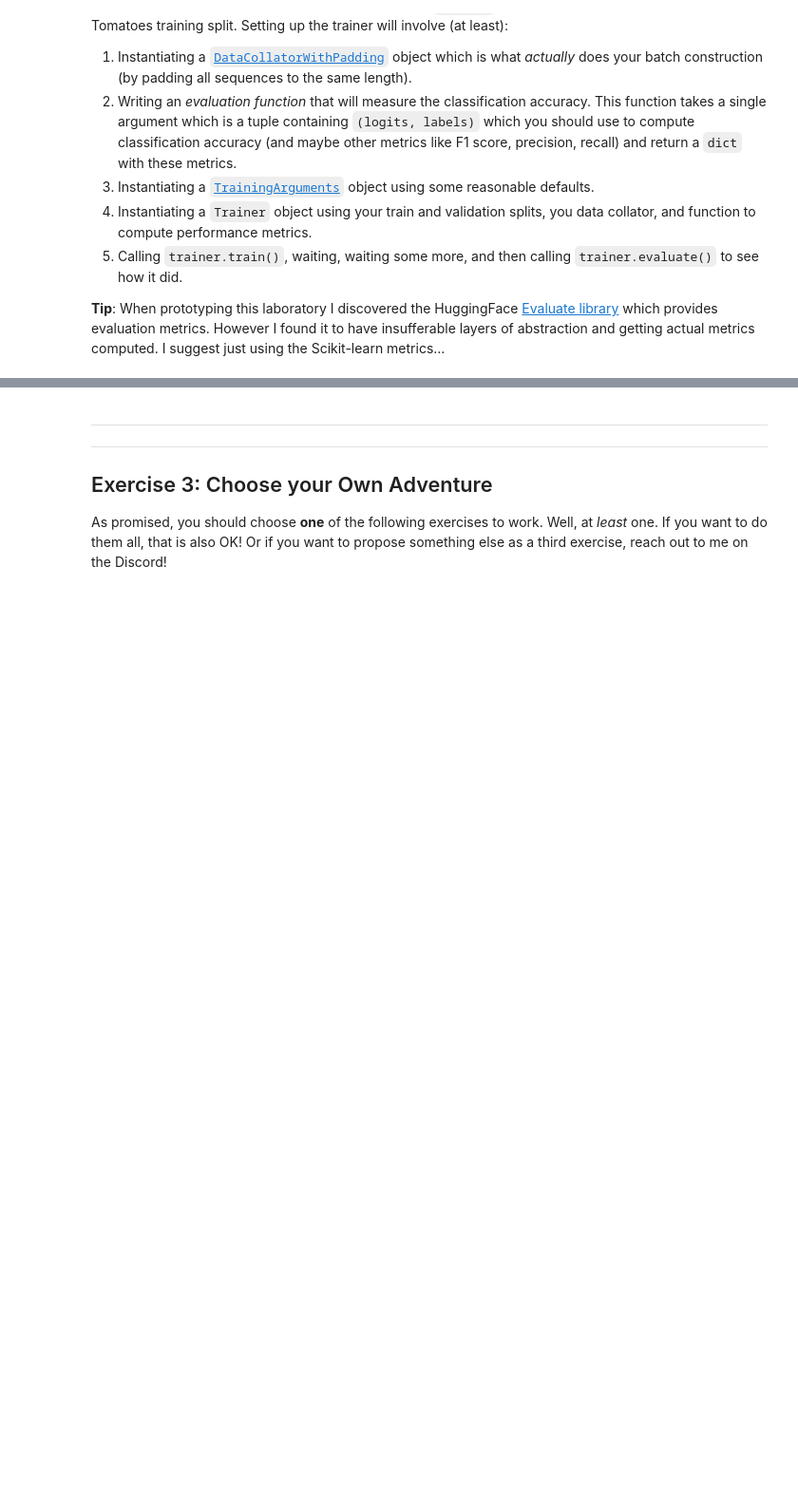
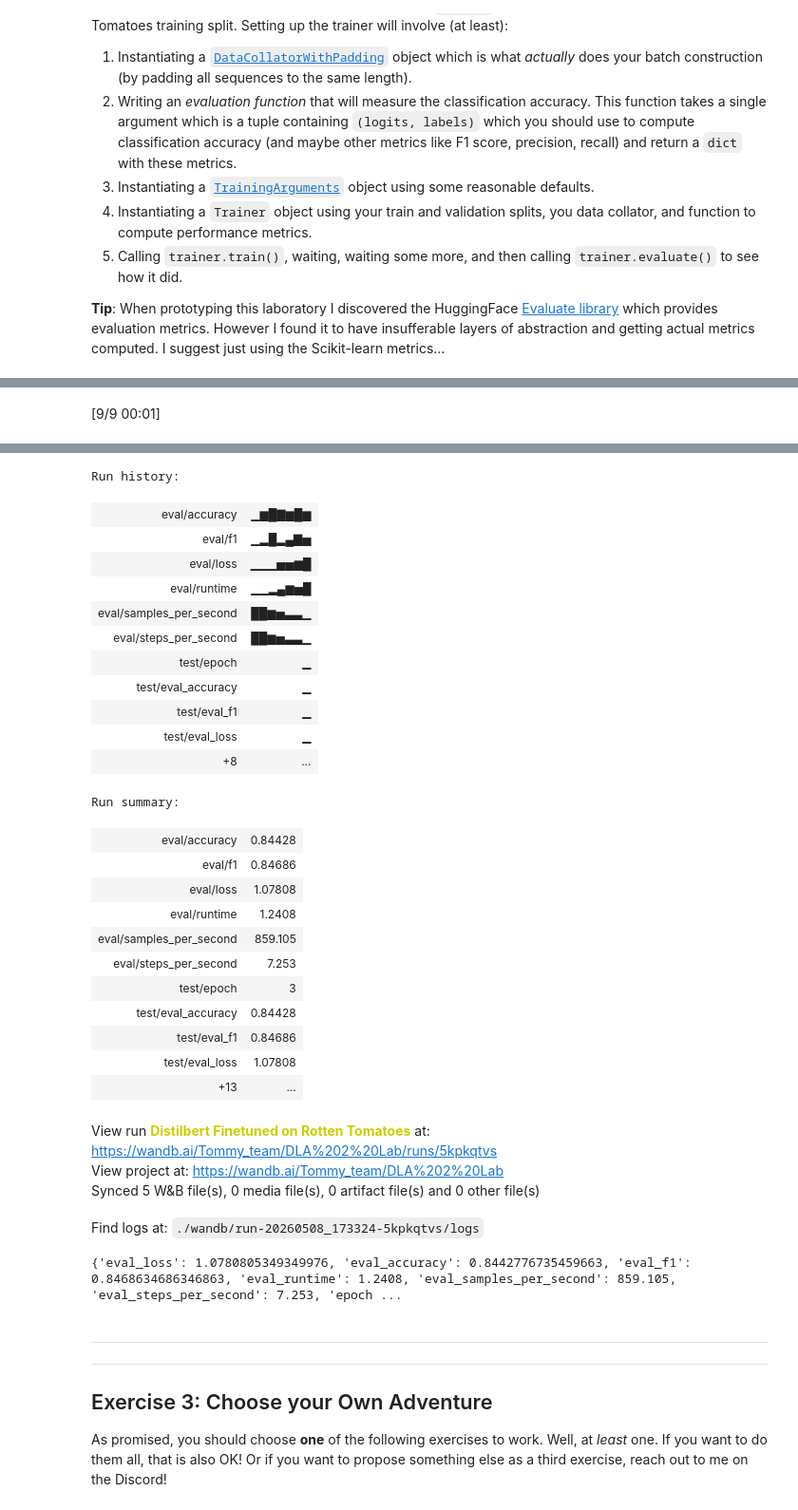
Before and after one commit to TommyyPasto/DLA-course-repo, a Jupyter notebook: Lab 2/DLA_Lab2.ipynb, the cells around one changed output, grey strips where cells are left out. Shown at 95% size. Cells and saved outputs as stored; diff of their text form; code cells hidden in the pictures; blank space fills up the shorter version.

```diff
--- a/Lab 2/DLA_Lab2.ipynb
+++ b/Lab 2/DLA_Lab2.ipynb
@@ -552,0 +687,8 @@ Finally. In this exercise you should use a HuggingFace [`Trainer`](https://huggi
+# %%
+test_results = trainer.evaluate(tokenized_test)
+wandb.log({"test/" + k: v for k, v in test_results.items()})
+wandb.finish()
+
+print(test_results)
+# %% [output]
+[9/9 00:01]
@@ -553,3 +696,32 @@ Finally. In this exercise you should use a HuggingFace [`Trainer`](https://huggi
+Run history:
+| eval/accuracy | ▁▆█▇▆█▆ |
+| eval/f1 | ▁▂█▂▄▇▅ |
+| eval/loss | ▁▁▁▅▅▆█ |
+| eval/runtime | ▁▁▂▄▆▅█ |
+| eval/samples_per_second | ██▆▅▃▃▁ |
+| eval/steps_per_second | ██▆▅▃▃▁ |
+| test/epoch | ▁ |
+| test/eval_accuracy | ▁ |
+| test/eval_f1 | ▁ |
+| test/eval_loss | ▁ |
+| +8 | ... |
+Run summary:
+| eval/accuracy | 0.84428 |
+| eval/f1 | 0.84686 |
+| eval/loss | 1.07808 |
+| eval/runtime | 1.2408 |
+| eval/samples_per_second | 859.105 |
+| eval/steps_per_second | 7.253 |
+| test/epoch | 3 |
+| test/eval_accuracy | 0.84428 |
+| test/eval_f1 | 0.84686 |
+| test/eval_loss | 1.07808 |
+| +13 | ... |
+View run Distilbert Finetuned on Rotten Tomatoes at: https://wandb.ai/Tommy_team/DLA%202%20Lab/runs/5kpkqtvs
+View project at: https://wandb.ai/Tommy_team/DLA%202%20Lab
+Synced 5 W&B file(s), 0 media file(s), 0 artifact file(s) and 0 other file(s)
+Find logs at: ./wandb/run-20260508_173324-5kpkqtvs/logs
+{'eval_loss': 1.0780805349349976, 'eval_accuracy': 0.8442776735459663, 'eval_f1': 0.8468634686346863, 'eval_runtime': 1.2408, 'eval_samples_per_second': 859.105, 'eval_steps_per_second': 7.253, 'epoch ...
 # %% [markdown]
 
 ---
```
Also changed, not shown: parts of 16 cells of this notebook.
